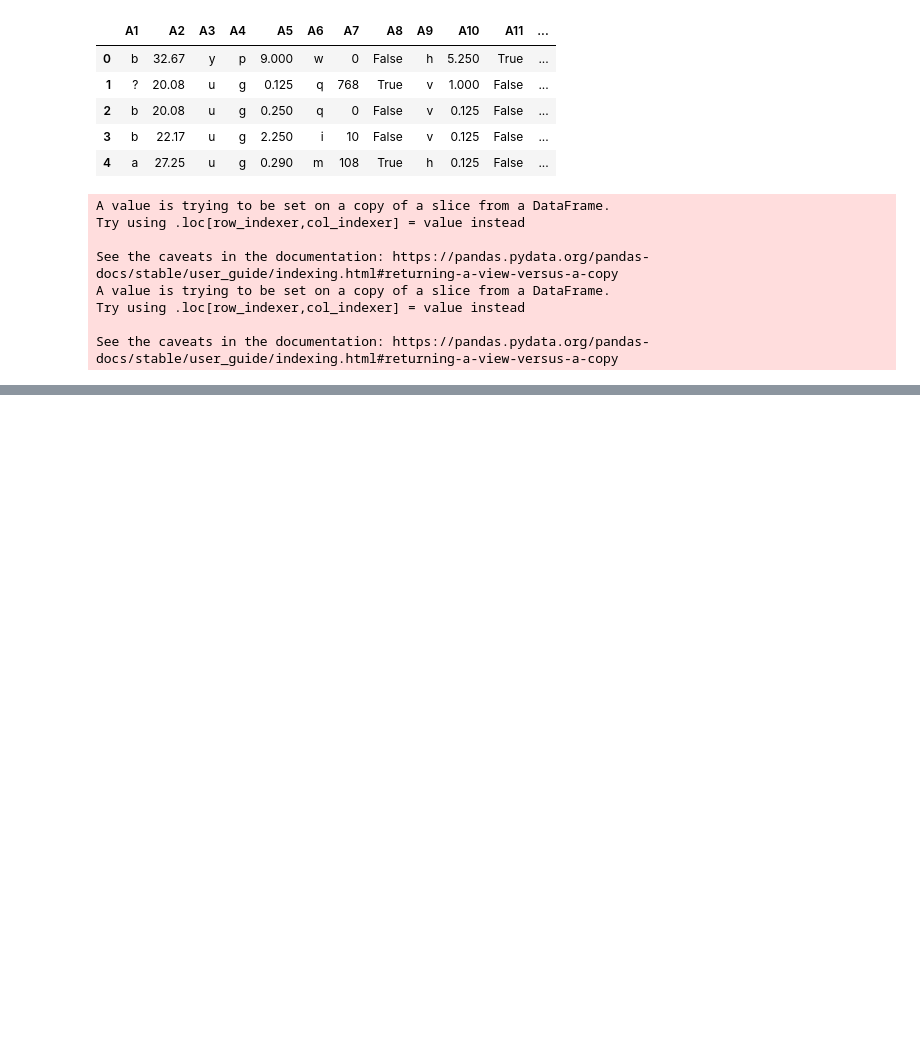
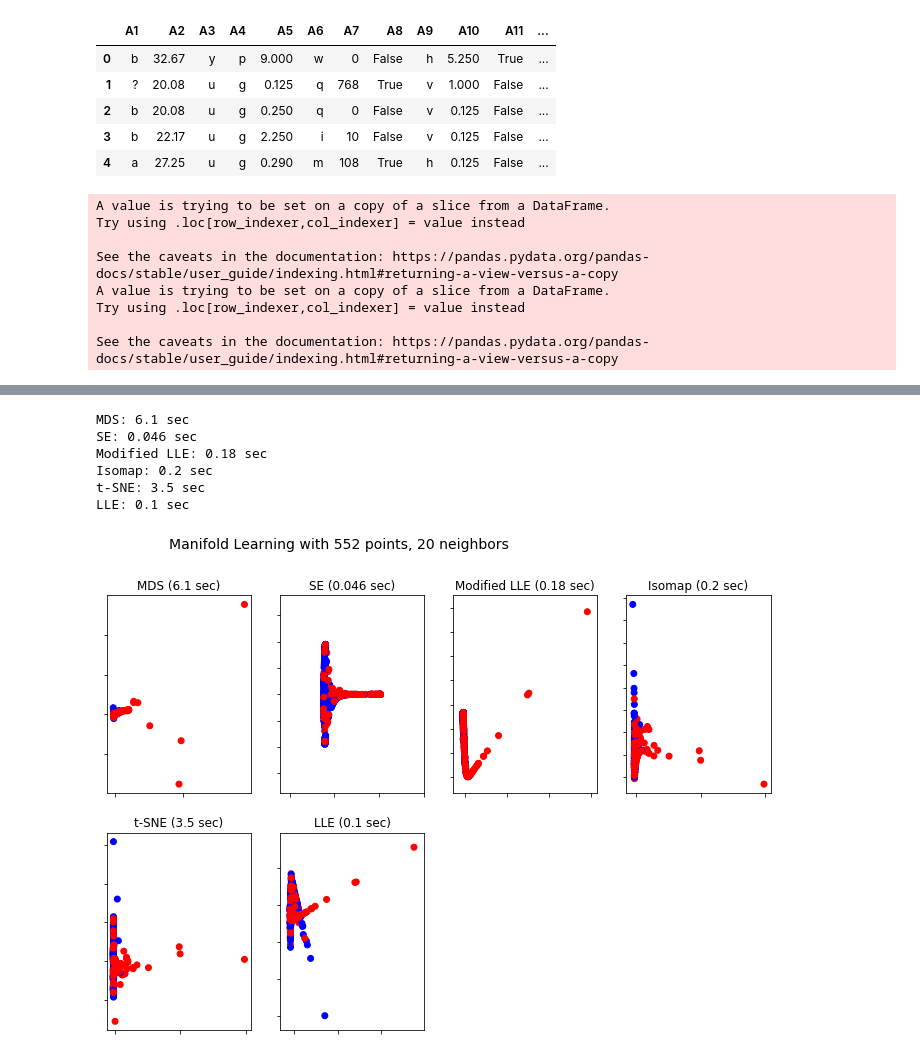
Before and after one commit to ImeshEkanayake/Credit-approval-Prediction, a Jupyter notebook: PreProcessing .ipynb, the cells around one changed output, grey strips where cells are left out. Saved outputs shown, nothing was run; the diff lists cells and outputs as text; code cells hidden in the pictures; blank space fills up the shorter version.

```diff
--- a/PreProcessing .ipynb
+++ b/PreProcessing .ipynb
@@ -302,0 +314,64 @@ plt.show()
+# %%
+from collections import OrderedDict
+from functools import partial
+from time import time
+
+import matplotlib.pyplot as plt
+from mpl_toolkits.mplot3d import Axes3D
+from matplotlib.ticker import NullFormatter
+
+from sklearn import manifold, datasets
+
+# Next line to silence pyflakes. This import is needed.
+Axes3D
+
+n_points = len(Data)
+n_neighbors = 20
+n_components = 2
+
+# Create figure
+fig = plt.figure(figsize=(15, 8))
+fig.suptitle("Manifold Learning with %i points, %i neighbors"
+             % (552, n_neighbors), fontsize=14)
+
+
+# Set-up manifold methods
+LLE = partial(manifold.LocallyLinearEmbedding,
+              n_neighbors, n_components, eigen_solver='auto')
+
+methods = OrderedDict()
+methods['MDS'] = manifold.MDS(n_components, max_iter=500, n_init=1)
+methods['SE'] = manifold.SpectralEmbedding(n_components=n_components,
+                                           n_neighbors=n_neighbors)
+methods['Modified LLE'] = LLE(method='modified')
+methods['Isomap'] = manifold.Isomap(n_neighbors, n_components)
+
+methods['t-SNE'] = manifold.TSNE(n_components=n_components, init='pca',
+                                 random_state=0)
+methods['LLE'] = LLE(method='standard')
+
+
+
+
+# Plot results
+for i, (label, method) in enumerate(methods.items()):
+    t0 = time()
+    Y = method.fit_transform(df)
+    t1 = time()
+    print("%s: %.2g sec" % (label, t1 - t0))
+    ax = fig.add_subplot(2, 5, 2 + i + (i > 3))
+    ax.scatter(Y[:, 0], Y[:, 1], c=np.array(Data["A16"]), cmap="bwr")
+    ax.set_title("%s (%.2g sec)" % (label, t1 - t0))
+    ax.xaxis.set_major_formatter(NullFormatter())
+    ax.yaxis.set_major_formatter(NullFormatter())
+    ax.axis('tight')
+
+plt.show()
+# %% [output]
+MDS: 6.1 sec
+SE: 0.046 sec
+Modified LLE: 0.18 sec
+Isomap: 0.2 sec
+t-SNE: 3.5 sec
+LLE: 0.1 sec
+[figure, added]
```
Also changed, not shown: parts of 7 cells of this notebook.
